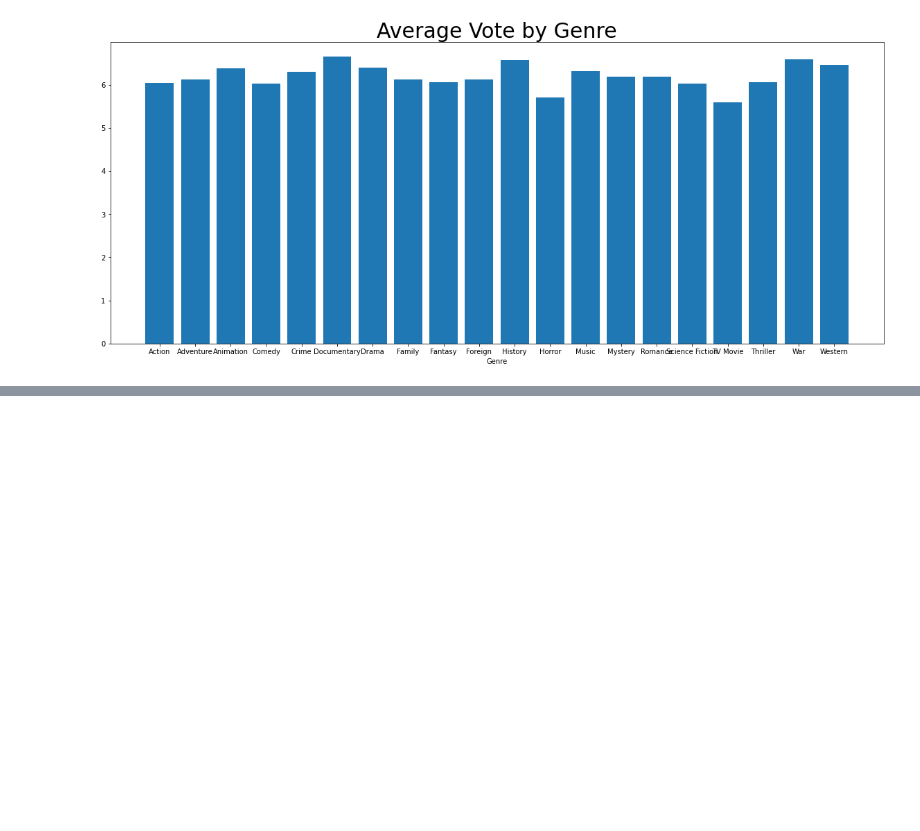
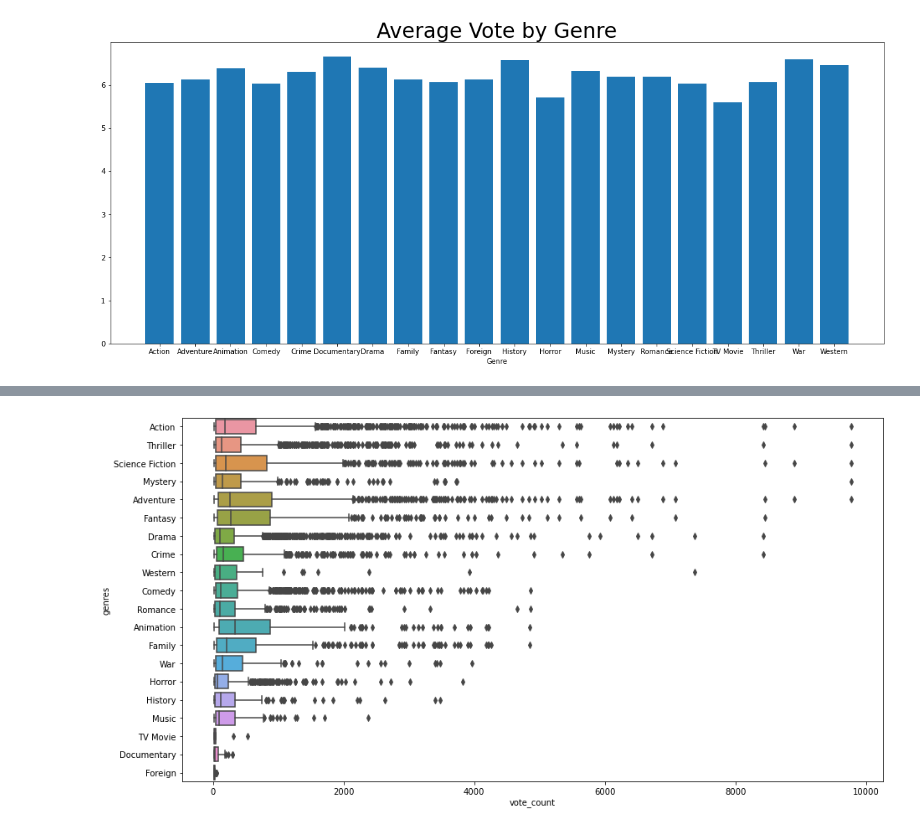
Before and after one commit to krbendol/movie_analysis_Microsoft, a Jupyter notebook: data/Kam'sProjectNotebook.ipynb, the cells around one changed output, grey strips where cells are left out. Saved outputs shown, nothing was run; the diff lists cells and outputs as text; code cells hidden in the pictures; blank space fills up the shorter version.

```diff
--- a/data/Kam'sProjectNotebook.ipynb
+++ b/data/Kam'sProjectNotebook.ipynb
@@ -225,0 +313,6 @@ Text(0.5, 1.0, 'Average Vote by Genre')
+# %%
+fig5, ax5 = plt.subplots(figsize=(15,8))
+plt.ticklabel_format(style="plain")
+sns.boxplot(x=cleaned_tmdbs_filtered['vote_count'], y=cleaned_tmdbs_filtered['genres']);
+# %% [output]
+[figure, added]
```
Also changed, not shown: parts of 17 cells of this notebook.
